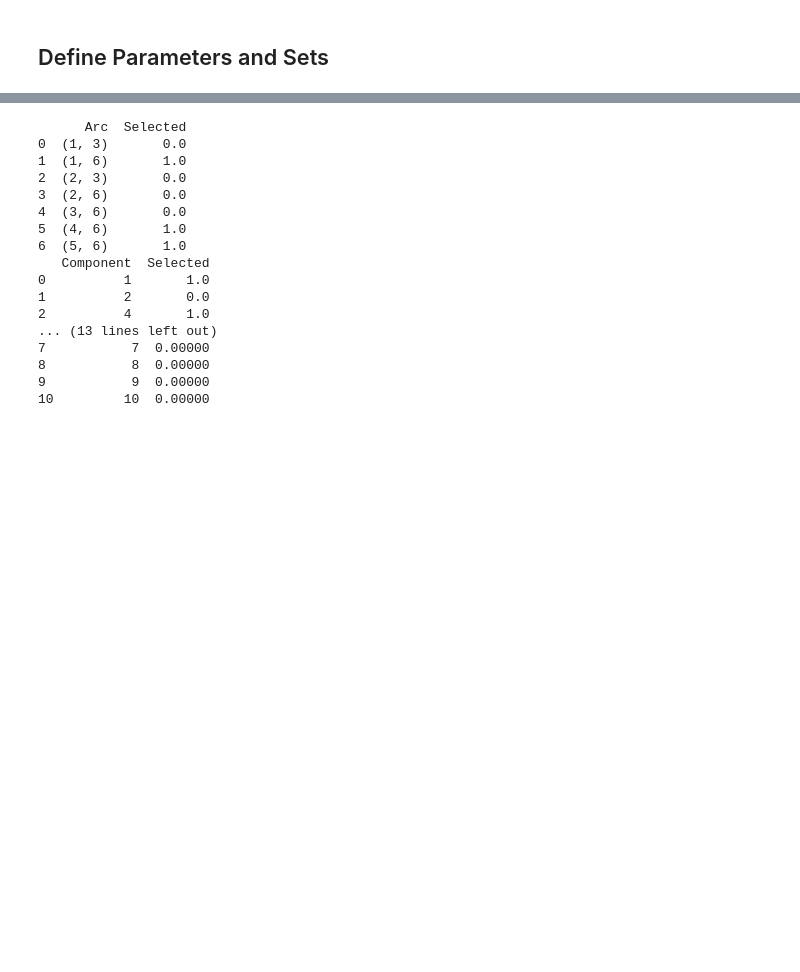
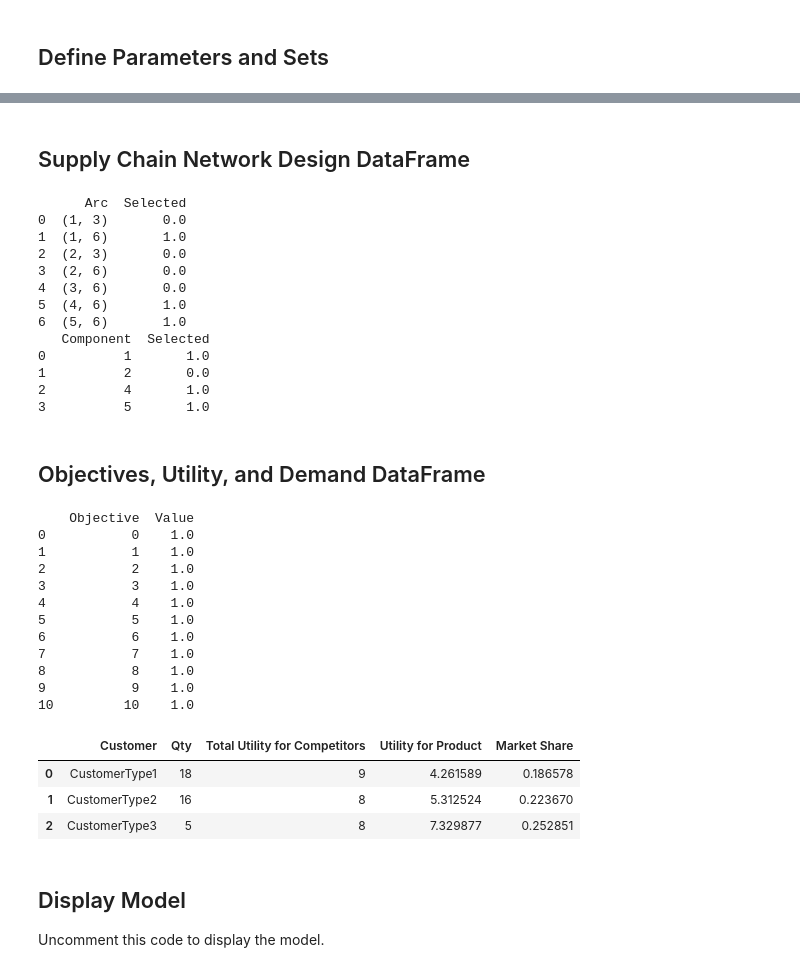
Before and after one commit to hmedal/sae-dsc-hmedal, a Jupyter notebook: examples/PD-SC-Opt-v2.ipynb, the cells around one changed output, grey strips where cells are left out. Saved outputs shown, nothing was run; the diff lists cells and outputs as text; code cells hidden in the pictures; blank space fills up the shorter version.

Commit message:
made market share a logit function

```diff
--- a/examples/PD-SC-Opt-v2.ipynb
+++ b/examples/PD-SC-Opt-v2.ipynb
@@ -124,0 +127,9 @@ nonProcureNodes = [3,6]
+# %%
+numCompetitors = 2
+minUtil = 3
+maxUtil = 9
+totalUtiltityForCompetitors = {c : sum(np.random.randint(minUtil, maxUtil, numCompetitors))
+                               for c in customerTypes} #
+
+def getTotalUtilityForCompetitors(customerType : int):
+    return totalUtiltityForCompetitors[customerType]
@@ -267,7 +288,8 @@ df3 = pd.DataFrame({
 df4 = pd.DataFrame({
     'Customer': customerTypes,
     'Qty': [meanDemandForCustomerType[c] for c in customerTypes],
-    'Utility' : [sum([cWtsPerf[c][o]*objValVars[o].X for o in objectiveIndices]) for c in customerTypes],
+    'Total Utility for Competitors': [getTotalUtilityForCompetitors(c) for c in customerTypes],
+    'Utility for Product' : [sum([cWtsPerf[c][o]*objValVars[o].X for o in objectiveIndices]) for c in customerTypes],
     'Market Share': [marketShare[c].X for c in customerTypes]
 })
 
@@ -275,5 +297,4 @@ df5 = pd.DataFrame({
     'Objective': objectiveIndices,
     'Value': [objValVars[o].X for o in objectiveIndices]
 })
-df1
 # %% [output]
@@ -289,8 +315,8 @@ Revenue: $ 7,800.00
+# %% [markdown]
+## Supply Chain Network Design DataFrame
 # %%
 print(df2)
 print(df3)
-print(df4)
-print(df5)
 # %% [output]
       Arc  Selected
 0  (1, 3)       0.0
@@ -304,10 +330,31 @@ print(df5)
 0          1       1.0
 1          2       0.0
 2          4       1.0
-... (13 lines left out)
-7           7  0.00000
-8           8  0.00000
-9           9  0.00000
-10         10  0.00000
+3          5       1.0
+# %% [markdown]
+## Objectives, Utility, and Demand DataFrame
+# %%
+print(df5)
+df4
+# %% [output]
+    Objective  Value
+0           0    1.0
+1           1    1.0
+2           2    1.0
+3           3    1.0
+4           4    1.0
+5           5    1.0
+6           6    1.0
+7           7    1.0
+8           8    1.0
+9           9    1.0
+10         10    1.0
+|  | Customer | Qty | Total Utility for Competitors | Utility for Product | Market Share |
+| 0 | CustomerType1 | 18 | 9 | 4.261589 | 0.186578 |
+| 1 | CustomerType2 | 16 | 8 | 5.312524 | 0.223670 |
+| 2 | CustomerType3 | 5 | 8 | 7.329877 | 0.252851 |
+# %% [markdown]
+## Display Model
+Uncomment this code to display the model.
 # %%
 #!cat model.lp
```
Also changed, not shown: parts of 13 cells of this notebook, 1 other file.
